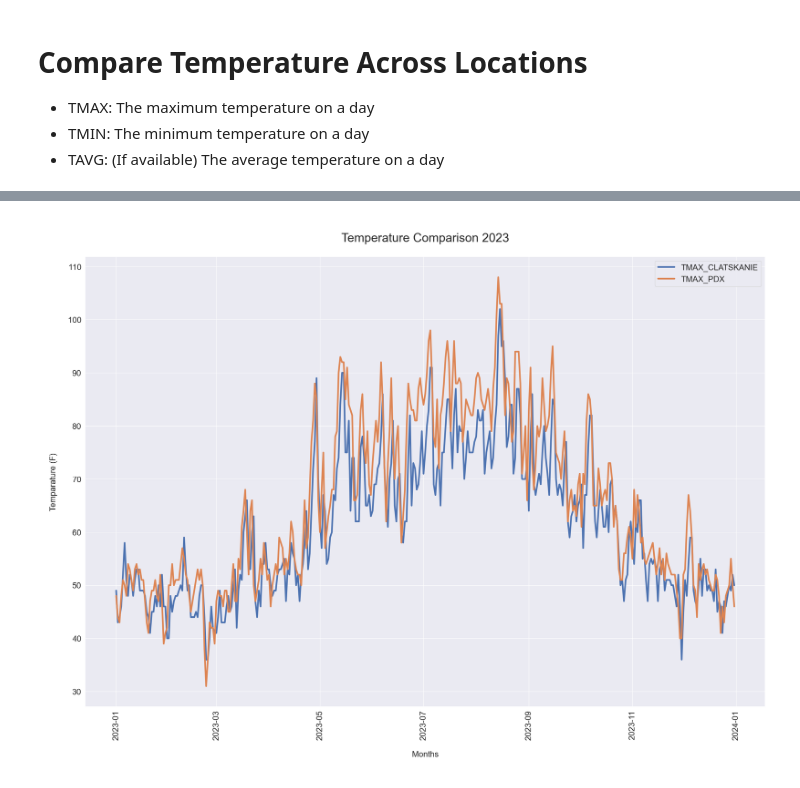
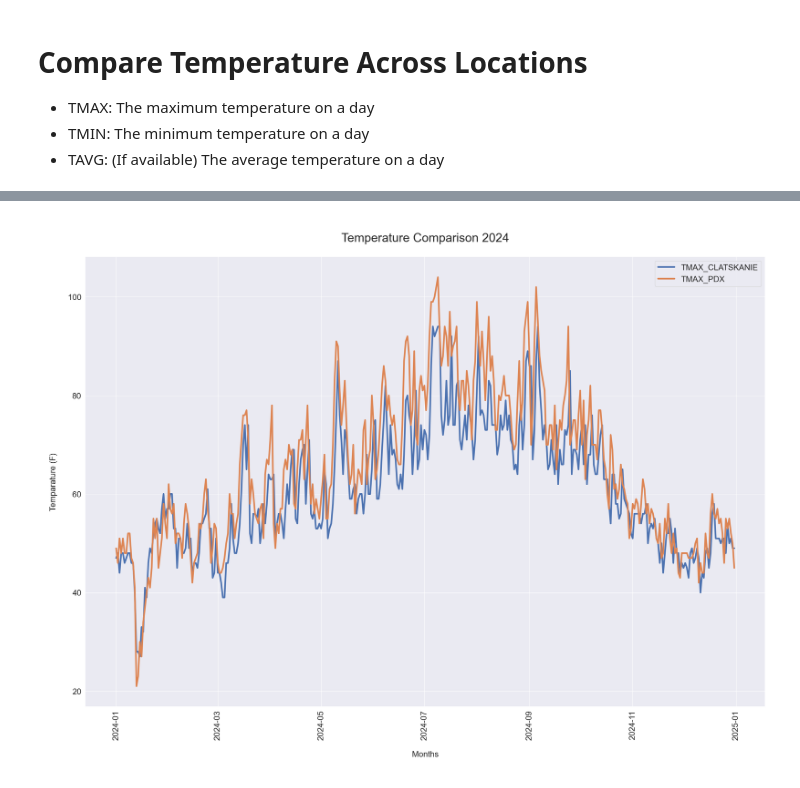
Before and after one commit to wpbSabi/weather_python, a Jupyter notebook: notebooks/compare_temperature.ipynb, the cells around one changed output, grey strips where cells are left out. Cells and saved outputs as stored; diff of their text form; code cells hidden in the pictures.

Commit message:
commit to compare work in progress

```diff
--- a/notebooks/compare_temperature.ipynb
+++ b/notebooks/compare_temperature.ipynb
@@ -58,9 +58,9 @@ df.describe()
 | max | NaN | 103.000000 | 66.000000 | 2024.000000 | 96.000000 | 116.000000 | 75.000000 |
 # %%
 # Plot maximum temperature
-pmax = plot_temp_compare(df, 'TMAX', 2023)
+pmax = functions.plot_temp_compare(df, 'TMAX', 2024)
 # p.savefig('tmax_compare.jpg')
 # %% [output]
-[figure, old version]
+[figure, new version]
 # %%
 # Plot minimum temperature
```
Also changed, not shown: parts of 1 cell of this notebook.
